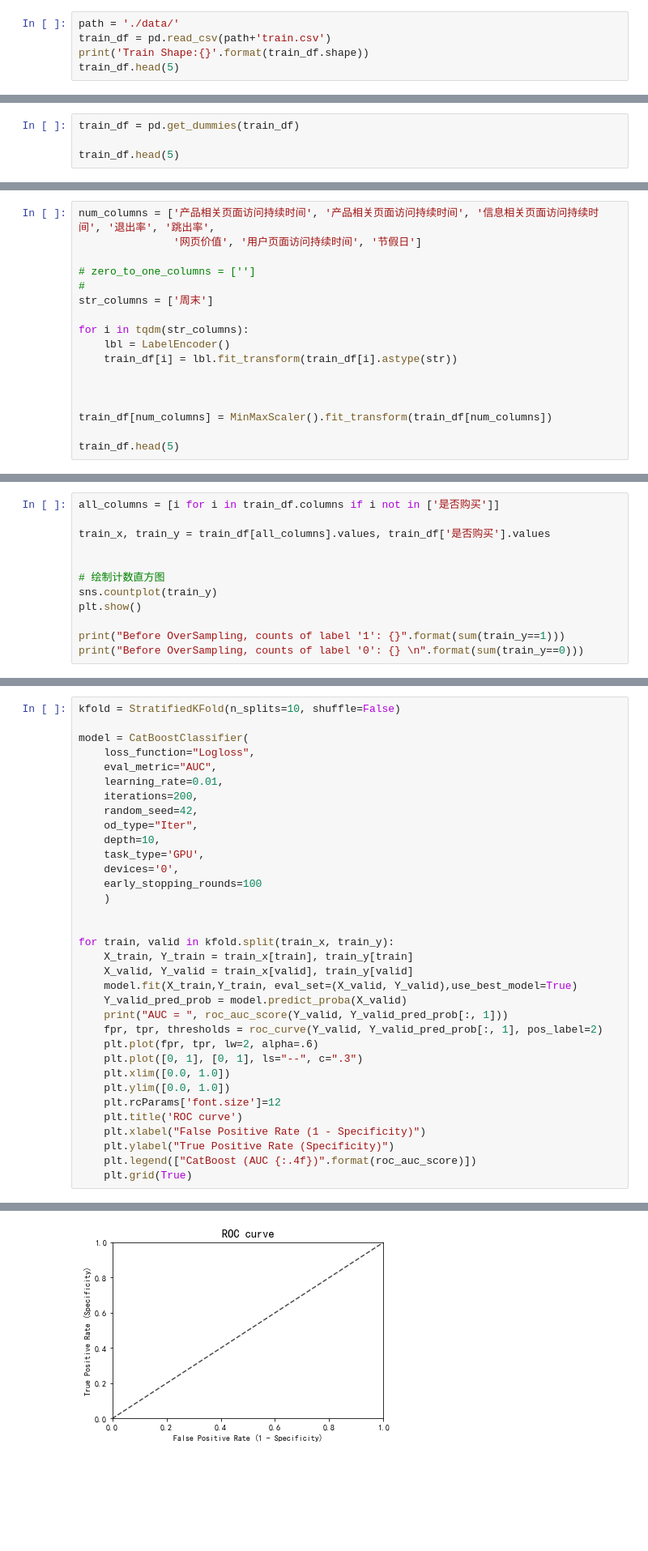
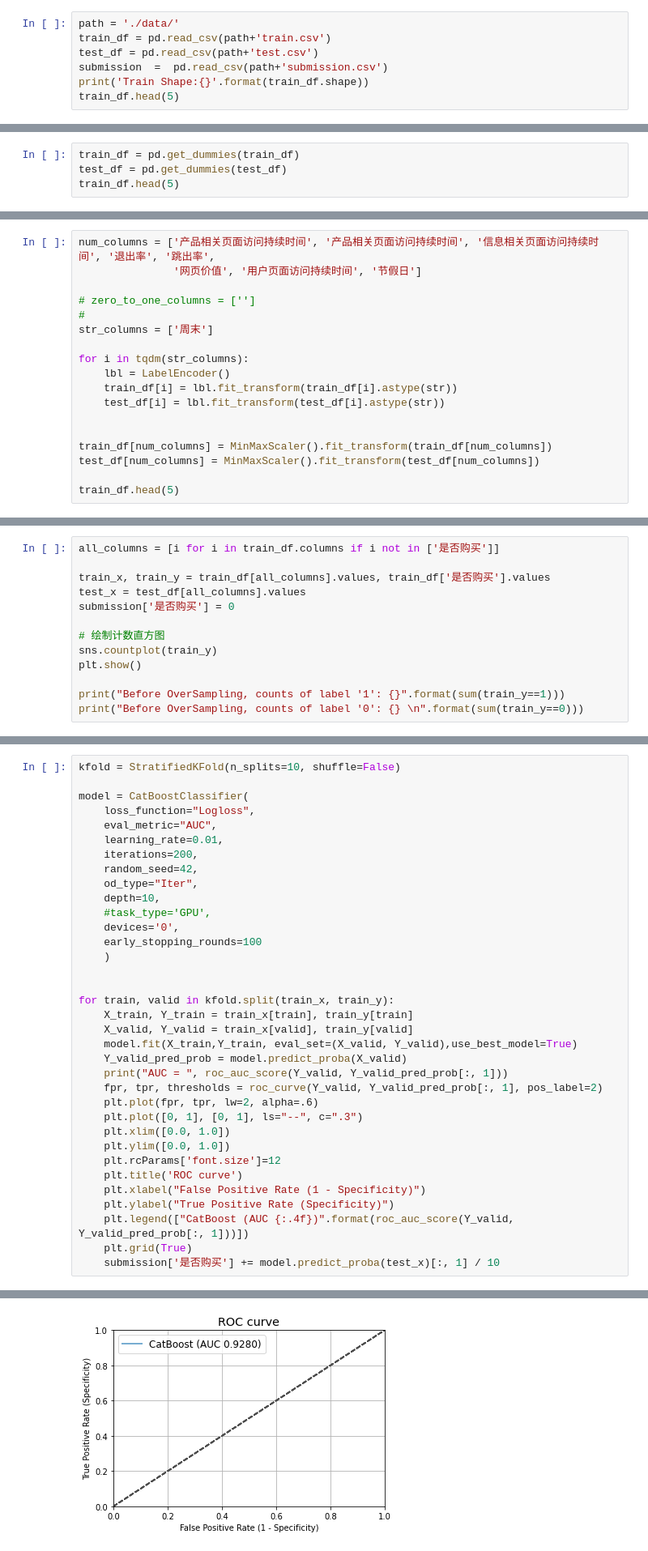
Before and after one commit to ChenyangZhou1994/Buyer-Analysis, a Jupyter notebook: CatBoost.ipynb, the cells around one changed output, grey strips where cells are left out. Shown at 81% size. Drawn from its saved outputs; the diff is of its cells as text; blank space fills up the shorter version.

```diff
--- a/CatBoost.ipynb
+++ b/CatBoost.ipynb
@@ -39,6 +39,8 @@ from sklearn.metrics import roc_curve, auc
 # %%
 path = './data/'
 train_df = pd.read_csv(path+'train.csv')
+test_df = pd.read_csv(path+'test.csv')
+submission  =  pd.read_csv(path+'submission.csv')
 print('Train Shape:{}'.format(train_df.shape))
 train_df.head(5)
 # %% [output]
@@ -122,7 +128,7 @@ dtype: int64
 - 字符列 访客类型、月份
 # %%
 train_df = pd.get_dummies(train_df)
-
+test_df = pd.get_dummies(test_df)
 train_df.head(5)
 # %% [output]
 |  | 产品相关页面访问持续时间 | 信息相关页面 | 用户相关页面 | 信息相关页面访问持续时间 | 退出率 | 跳出率 | 产品相关页面 | 网页价值 | 周末 | 浏览器 | ... |
@@ -144,10 +150,11 @@ str_columns = ['周末']
 for i in tqdm(str_columns):
     lbl = LabelEncoder()
     train_df[i] = lbl.fit_transform(train_df[i].astype(str))
-
+    test_df[i] = lbl.fit_transform(test_df[i].astype(str))
 
 
 train_df[num_columns] = MinMaxScaler().fit_transform(train_df[num_columns])
+test_df[num_columns] = MinMaxScaler().fit_transform(test_df[num_columns])
 
 train_df.head(5)
 # %% [output]
@@ -165,7 +172,8 @@ train_df.head(5)
 all_columns = [i for i in train_df.columns if i not in ['是否购买']]
 
 train_x, train_y = train_df[all_columns].values, train_df['是否购买'].values
-
+test_x = test_df[all_columns].values
+submission['是否购买'] = 0
 
 # 绘制计数直方图
 sns.countplot(train_y)
@@ -190,7 +198,7 @@ model = CatBoostClassifier(
     random_seed=42,
     od_type="Iter",
     depth=10,
-    task_type='GPU',
+    #task_type='GPU',
     devices='0',
     early_stopping_rounds=100
     )
@@ -211,6 +219,7 @@ for train, valid in kfold.split(train_x, train_y):
     plt.title('ROC curve')
     plt.xlabel("False Positive Rate (1 - Specificity)")
     plt.ylabel("True Positive Rate (Specificity)")
-    plt.legend(["CatBoost (AUC {:.4f})".format(roc_auc_score)])
+    plt.legend(["CatBoost (AUC {:.4f})".format(roc_auc_score(Y_valid, Y_valid_pred_prob[:, 1]))])
     plt.grid(True)
+    submission['是否购买'] += model.predict_proba(test_x)[:, 1] / 10
 # %% [output]
@@ -235 +243 @@ TypeError: unsupported format string passed to function.__format__
-[figure, old version]
+[figure, new version]
```
Also changed, not shown: parts of 7 cells of this notebook, 6 other files.
